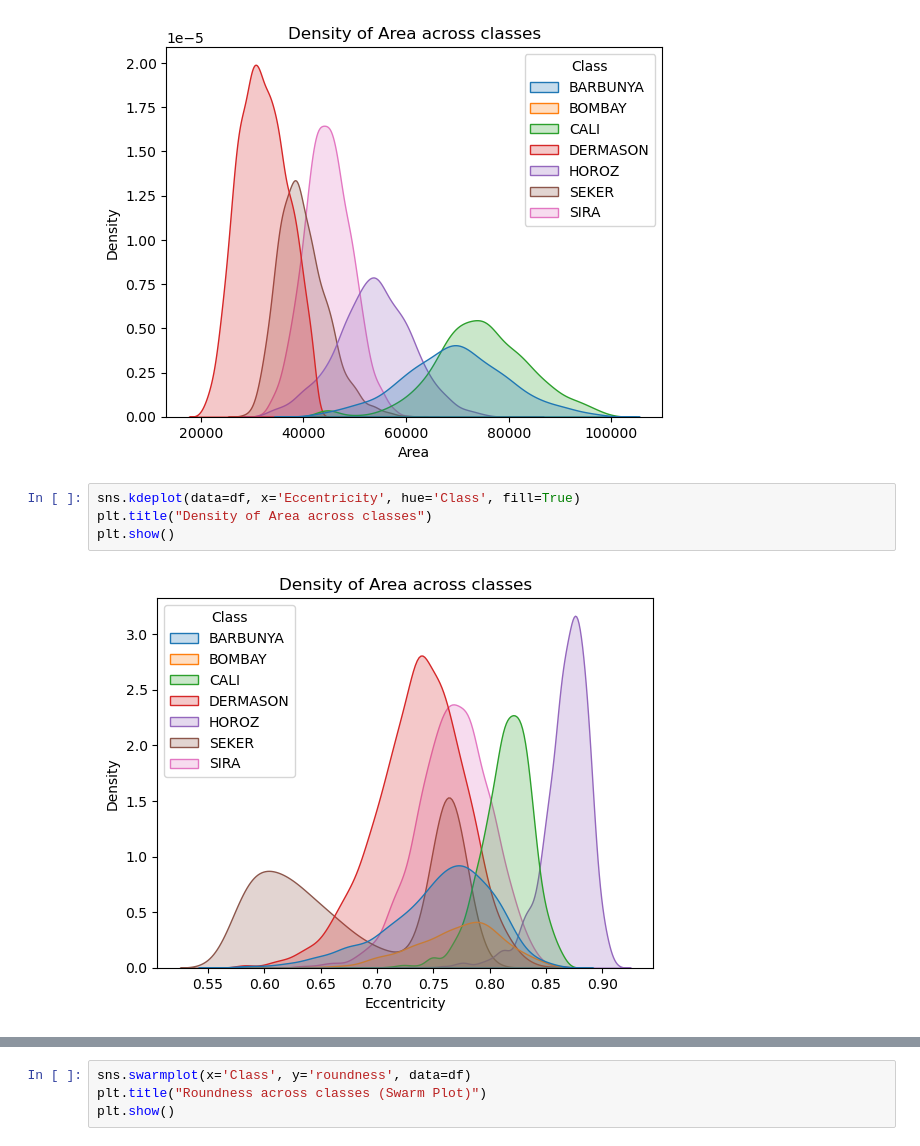
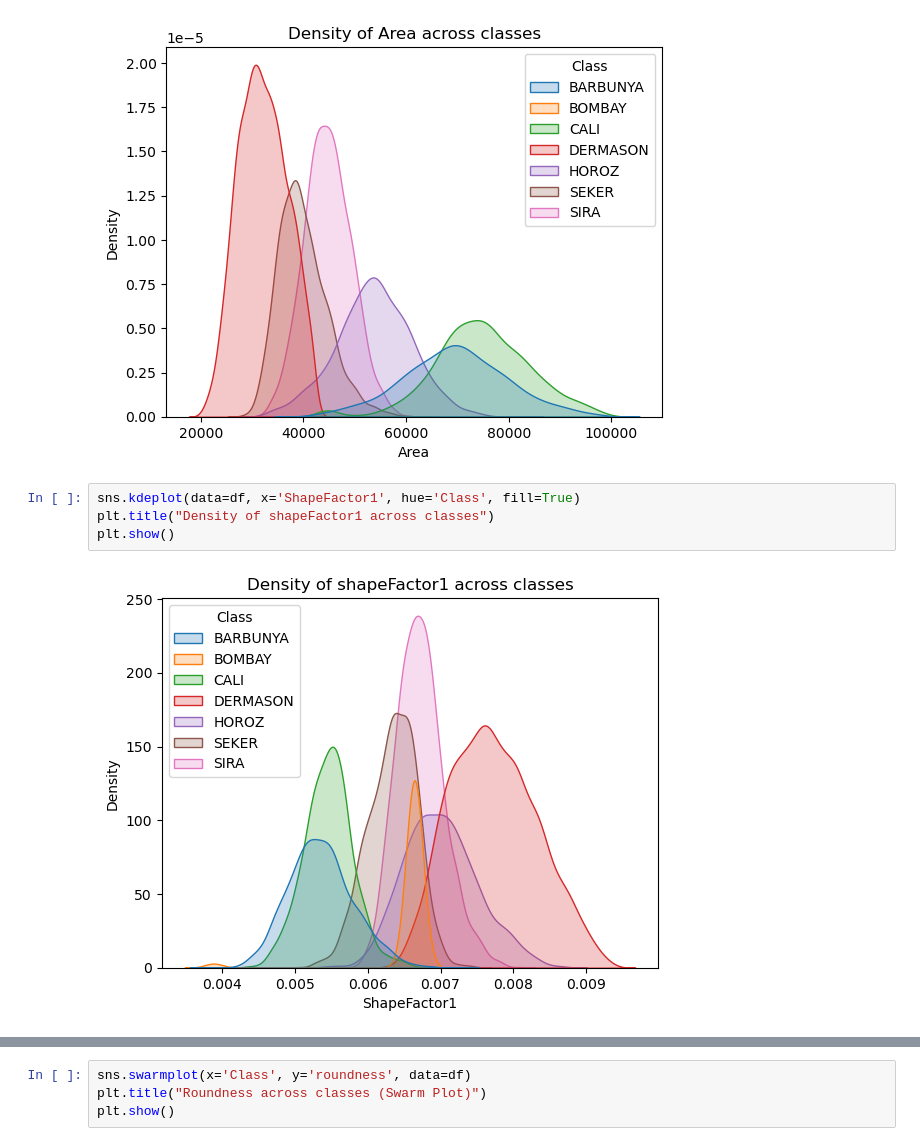
Before and after one commit to shivbhosale2006/machine-learning-dry-bean-dataset, a Jupyter notebook: assignment2_1.ipynb, the cells around one changed output, grey strips where cells are left out. Saved outputs shown, nothing was run; the diff lists cells and outputs as text.

```diff
--- a/assignment2_1.ipynb
+++ b/assignment2_1.ipynb
@@ -217,9 +223,9 @@ plt.title("Density of Area across classes")
 plt.show()
 # %% [output]
 [figure]
-# %%
-sns.kdeplot(data=df, x='Eccentricity', hue='Class', fill=True)
-plt.title("Density of Area across classes")
-plt.show()
-# %% [output]
-[figure, removed]
+# %%
+sns.kdeplot(data=df, x='ShapeFactor1', hue='Class', fill=True)
+plt.title("Density of shapeFactor1 across classes")
+plt.show()
+# %% [output]
+[figure, added]
```
Also changed, not shown: parts of 63 cells of this notebook.
